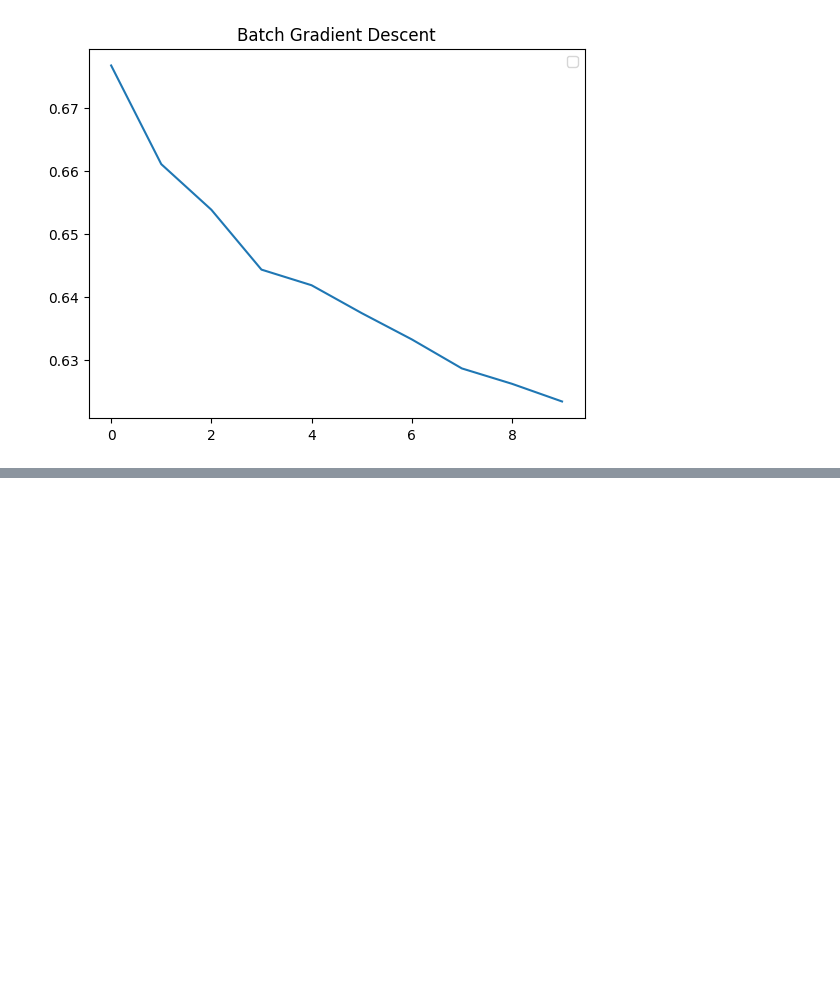
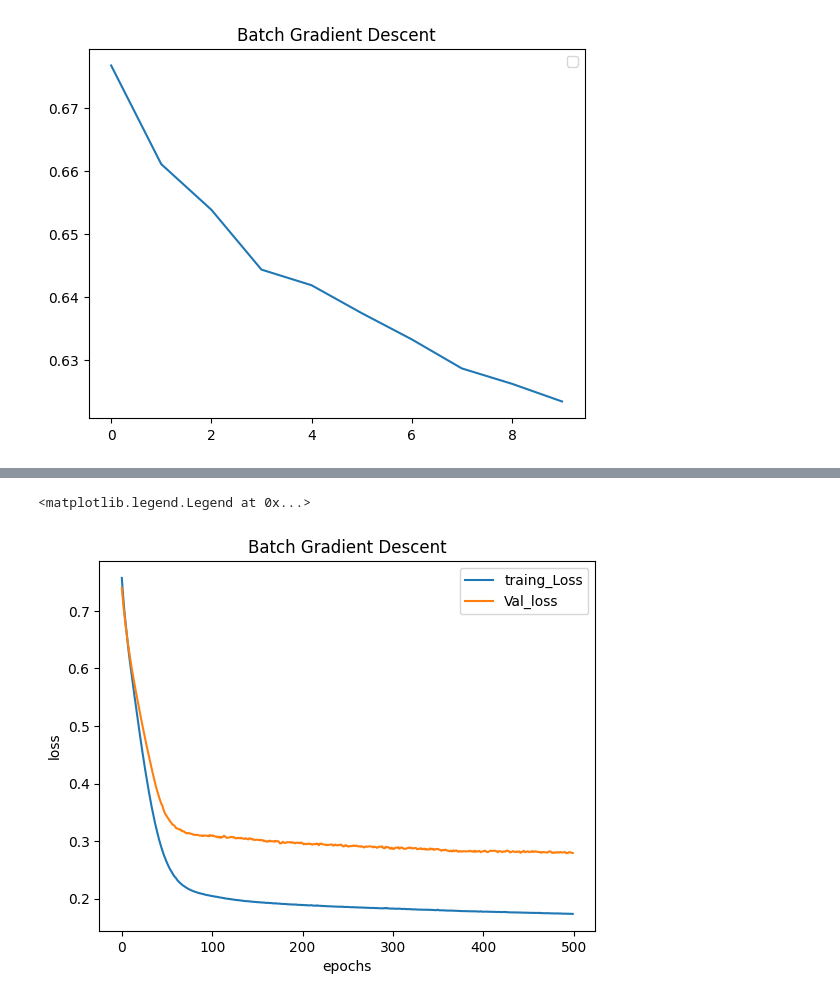
Before and after one commit to chandan11248/deep-learning, a Jupyter notebook: concept/gradientDescent.ipynb, the cells around one changed output, grey strips where cells are left out. Drawn from its saved outputs; the diff is of its cells as text; code cells hidden in the pictures; blank space fills up the shorter version.

Commit message:
Gradient Descent Conclusion

```diff
--- a/concept/gradientDescent.ipynb
+++ b/concept/gradientDescent.ipynb
@@ -130,3 +130,12 @@ plt.legend()
 # %% [output]
 <matplotlib.legend.Legend at 0x...>
 [figure]
+# %%
+model = Sequential()
+
+model.add(Dense(10,activation='relu',input_dim=2))
+model.add(Dense(10,activation='relu'))
+model.add(Dense(1,activation='sigmoid'))
+# %%
+model.compile(optimizer="adam",loss="binary_crossentropy",metrics=["accuracy"])
+infomini=model.fit(X_train,y_train,epochs=500,batch_size=32,validation_split=0.2)
@@ -132,0 +160,13 @@ plt.legend()
+# %%
+
+
+plt.plot(infomini.history['loss'],label='traing_Loss')
+plt.plot(infomini.history['val_loss'],label='Val_loss')
+plt.title("Batch Gradient Descent")
+plt.xlabel("epochs")
+plt.ylabel("loss")
+
+plt.legend()
+# %% [output]
+<matplotlib.legend.Legend at 0x...>
+[figure, added]
```
Also changed, not shown: parts of 2 cells of this notebook.
